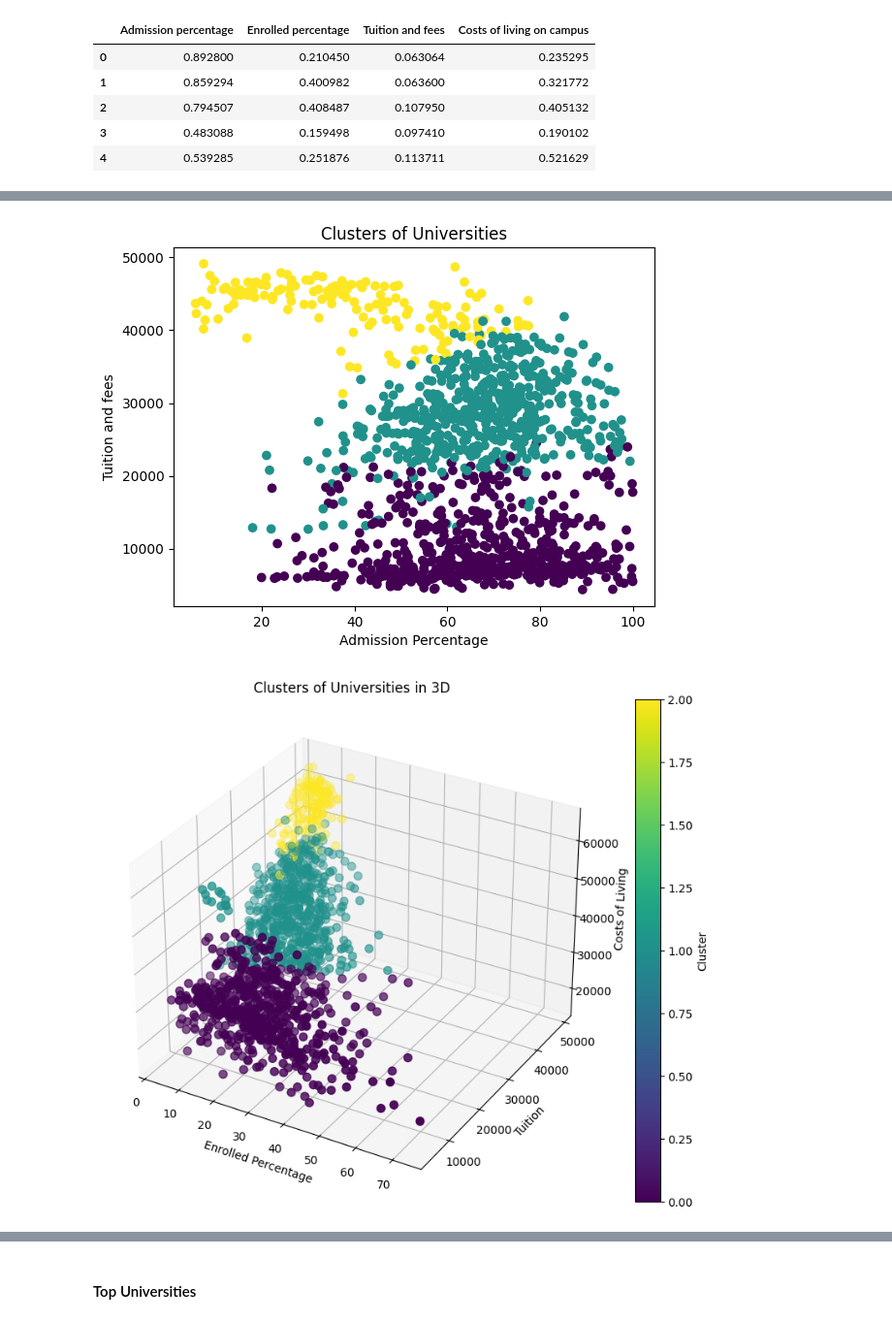
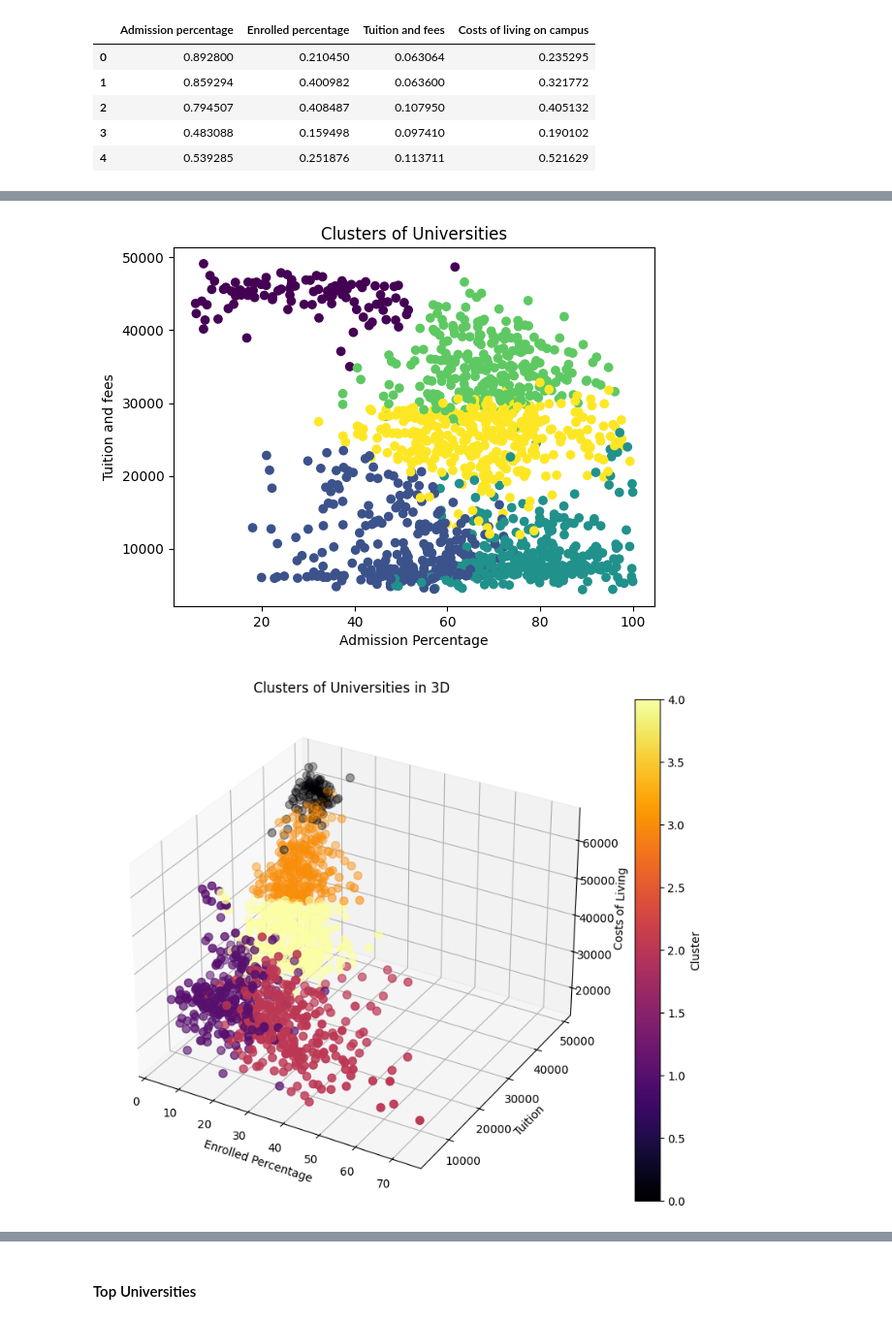
Before and after one commit to m-orlewski/american-universities-eda, a Jupyter notebook: Projekt.ipynb, the cells around one changed output, grey strips where cells are left out. Shown at 97% size. Drawn from its saved outputs; the diff is of its cells as text; code cells hidden in the pictures.

```diff
--- a/Projekt.ipynb
+++ b/Projekt.ipynb
@@ -205,7 +205,7 @@ clusteringDf.head()
 | 3 | 0.483088 | 0.159498 | 0.097410 | 0.190102 |
 | 4 | 0.539285 | 0.251876 | 0.113711 | 0.521629 |
 # %%
-kmeans = KMeans(n_clusters=3)
+kmeans = KMeans(n_clusters=5)
 df['Cluster'] = kmeans.fit_predict(clusteringDf)
 # %%
 plt.scatter(df['Enrolled percentage'], df['Tuition and fees'], c=df['Cluster'], cmap='viridis')
@@ -222,31 +222,31 @@ plt.ylabel('Tuition and fees')
 plt.title('Clusters of Universities')
 plt.show()
 # %% [output]
-[figure, old version]
+[figure, new version]
 # %%
 fig = plt.figure(figsize=(10, 8))
 ax = fig.add_subplot(111, projection='3d')
 
 scatter = ax.scatter(
     df['Enrolled percentage'],
     df['Tuition and fees'],
     df['Costs of living on campus'],
     c=df['Cluster'],
-    cmap='viridis',
+    cmap='inferno',
     s=50
 )
 
 ax.set_xlabel('Enrolled Percentage')
 ax.set_ylabel('Tuition')
 ax.set_zlabel('Costs of Living')
 ax.set_title('Clusters of Universities in 3D')
 
 colorbar = fig.colorbar(scatter, ax=ax)
 colorbar.set_label('Cluster')
 
 plt.show()
 # %% [output]
-[figure, old version]
+[figure, new version]
 # %%
 fig = plt.figure(figsize=(10, 8))
 ax = fig.add_subplot(111, projection='3d')
```
Also changed, not shown: parts of 24 cells of this notebook.
